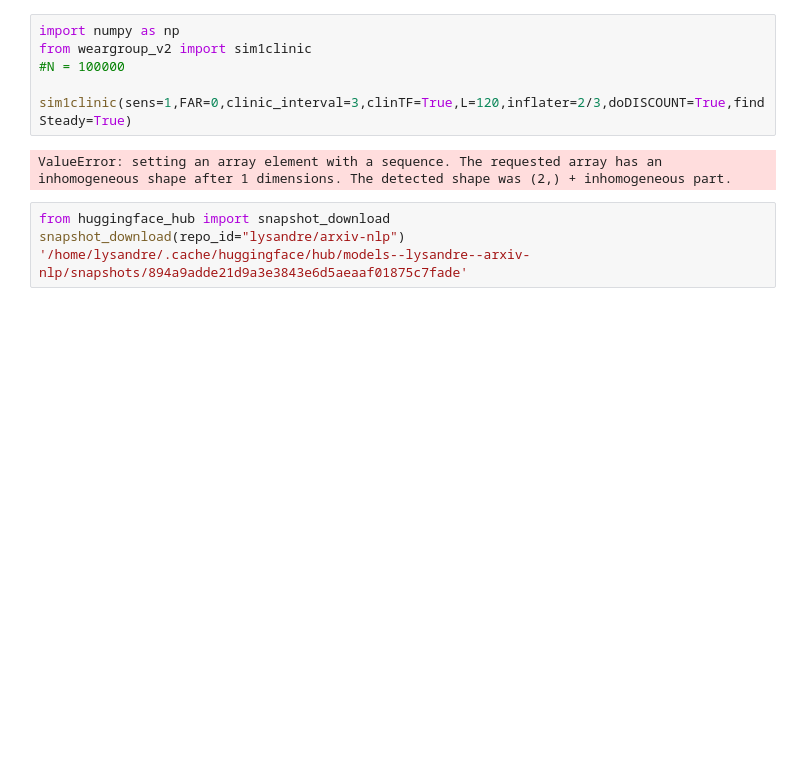
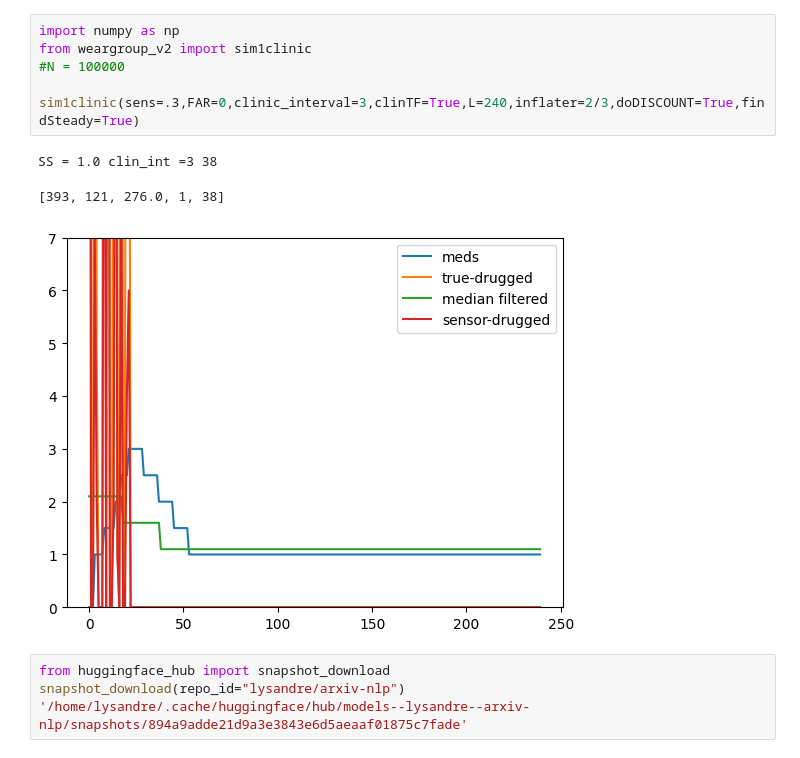
Before and after one commit to GoldenholzLab/WEARsimulator, a Jupyter notebook: clinic_self_report.ipynb, the cells around one changed output. Saved outputs shown, nothing was run; the diff lists cells and outputs as text; blank space fills up the shorter version.

```diff
--- a/clinic_self_report.ipynb
+++ b/clinic_self_report.ipynb
@@ -129,11 +57,13 @@ ValueError: setting an array element with a sequence. The requested array has an
 # %%
 import numpy as np
 from weargroup_v2 import sim1clinic
 #N = 100000
 
-sim1clinic(sens=1,FAR=0,clinic_interval=3,clinTF=True,L=120,inflater=2/3,doDISCOUNT=True,findSteady=True)
+sim1clinic(sens=.3,FAR=0,clinic_interval=3,clinTF=True,L=240,inflater=2/3,doDISCOUNT=True,findSteady=True)
 # %% [output]
-ValueError: setting an array element with a sequence. The requested array has an inhomogeneous shape after 1 dimensions. The detected shape was (2,) + inhomogeneous part.
+SS = 1.0 clin_int =3 38
+[393, 121, 276.0, 1, 38]
+[figure, added]
 # %%
 from huggingface_hub import snapshot_download
 snapshot_download(repo_id="lysandre/arxiv-nlp")
```
Also changed, not shown: parts of 6 cells of this notebook, 4 other files.
